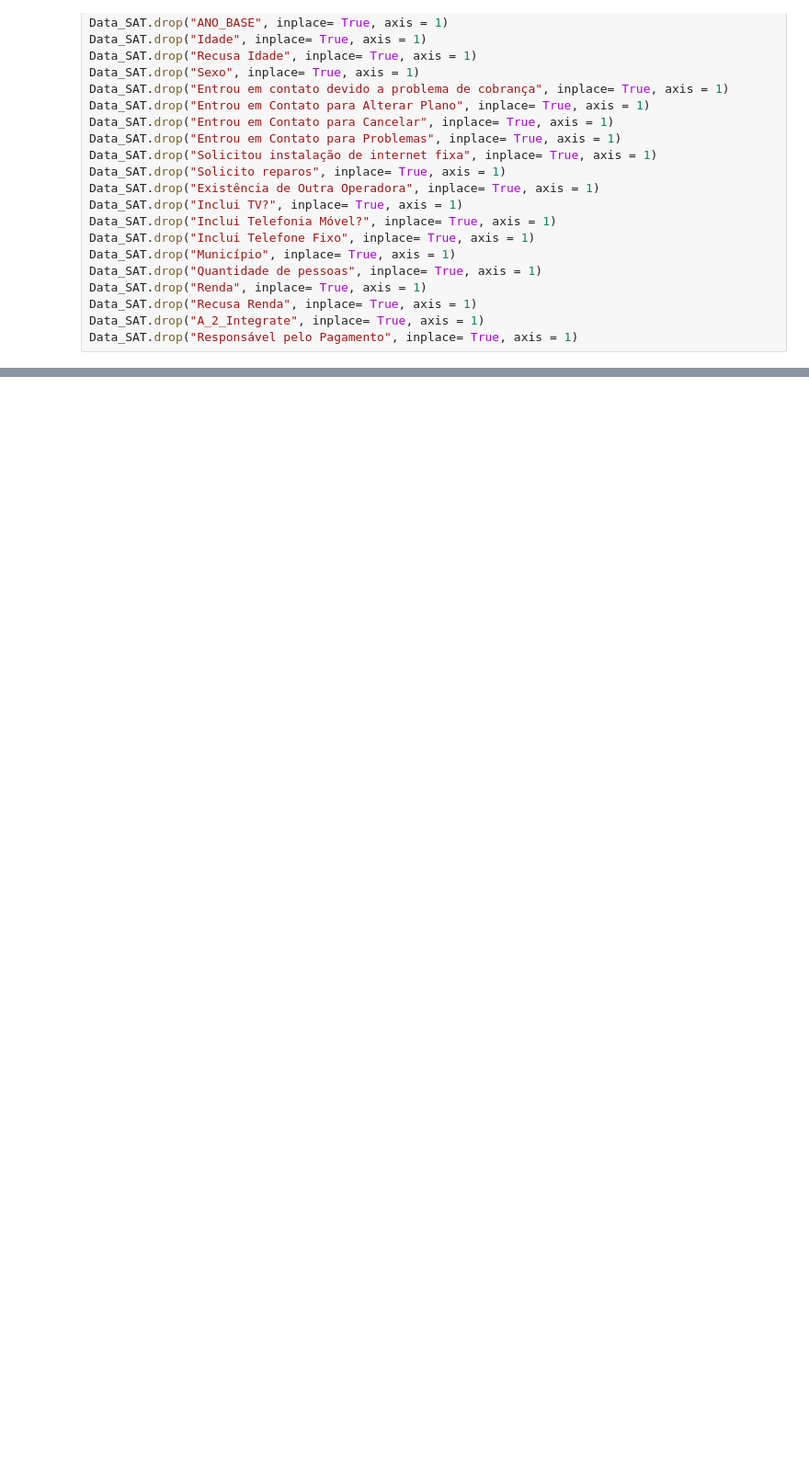
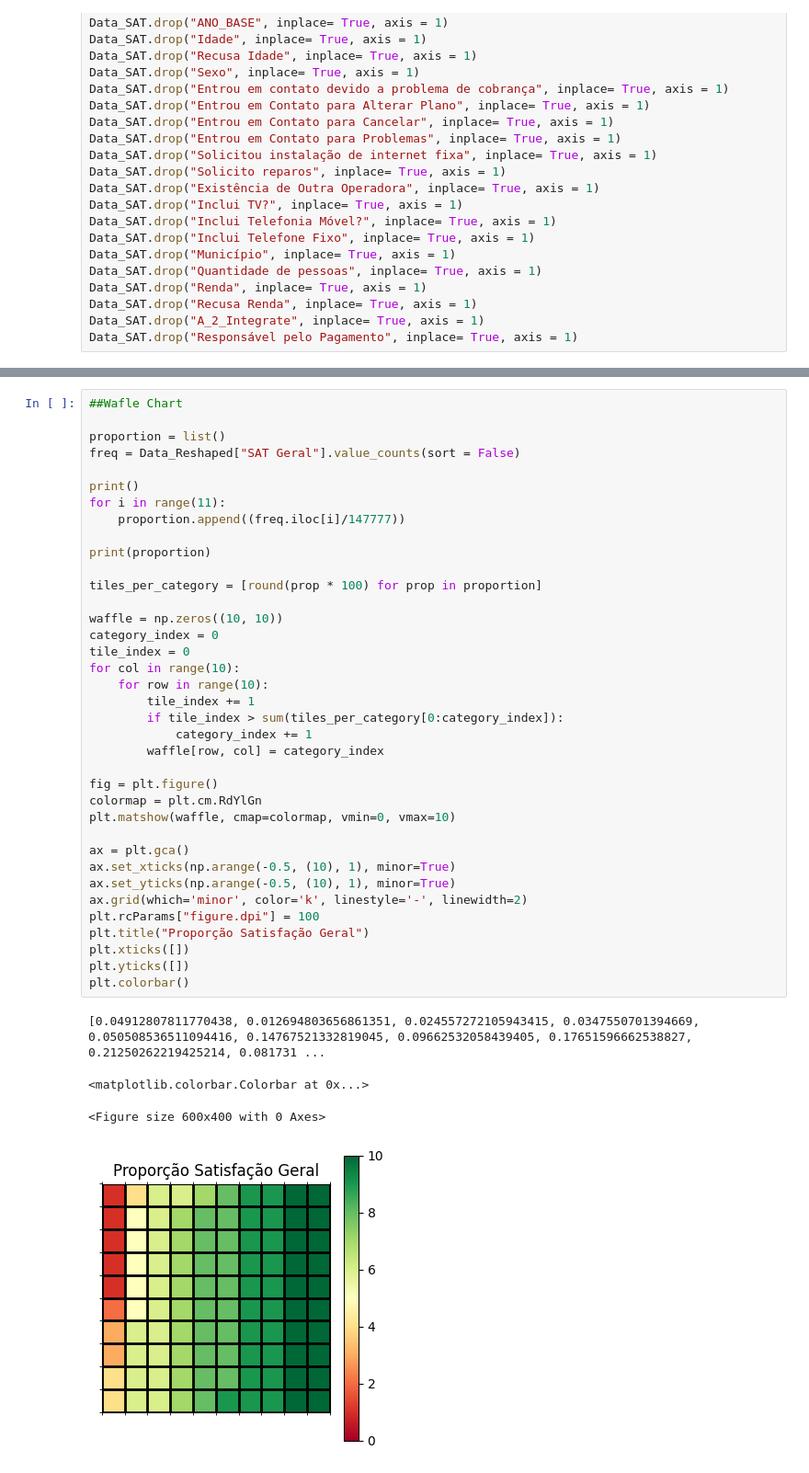
Before and after one commit to mrelero/machine-learning-anatel-database, a Jupyter notebook: data-review.ipynb, the cells around one changed output, grey strips where cells are left out. Shown at 92% size. Drawn from its saved outputs; the diff is of its cells as text; blank space fills up the shorter version.

Commit message:
Correlação, Plot Wafles

```diff
--- a/data-review.ipynb
+++ b/data-review.ipynb
@@ -315,0 +327,42 @@ No handles with labels found to put in legend.
+# %%
+##Wafle Chart
+
+proportion = list()
+freq = Data_Reshaped["SAT Geral"].value_counts(sort = False)
+
+print()
+for i in range(11):
+    proportion.append((freq.iloc[i]/147777))
+
+print(proportion)
+
+tiles_per_category = [round(prop * 100) for prop in proportion]
+
+waffle = np.zeros((10, 10))
+category_index = 0
+tile_index = 0
+for col in range(10):
+    for row in range(10):
+        tile_index += 1
+        if tile_index > sum(tiles_per_category[0:category_index]):
+            category_index += 1
+        waffle[row, col] = category_index
+
+fig = plt.figure()
+colormap = plt.cm.RdYlGn
+plt.matshow(waffle, cmap=colormap, vmin=0, vmax=10)
+
+ax = plt.gca()
+ax.set_xticks(np.arange(-0.5, (10), 1), minor=True)
+ax.set_yticks(np.arange(-0.5, (10), 1), minor=True)
+ax.grid(which='minor', color='k', linestyle='-', linewidth=2)
+plt.rcParams["figure.dpi"] = 100
+plt.title("Proporção Satisfação Geral")
+plt.xticks([])
+plt.yticks([])
+plt.colorbar()
+# %% [output]
+[0.04912807811770438, 0.012694803656861351, 0.024557272105943415, 0.0347550701394669, 0.050508536511094416, 0.14767521332819045, 0.09662532058439405, 0.17651596662538827, 0.21250262219425214, 0.081731 ...
+<matplotlib.colorbar.Colorbar at 0x...>
+<Figure size 600x400 with 0 Axes>
+[figure, added]
```
Also changed, not shown: parts of 9 cells of this notebook, 1 other file.
